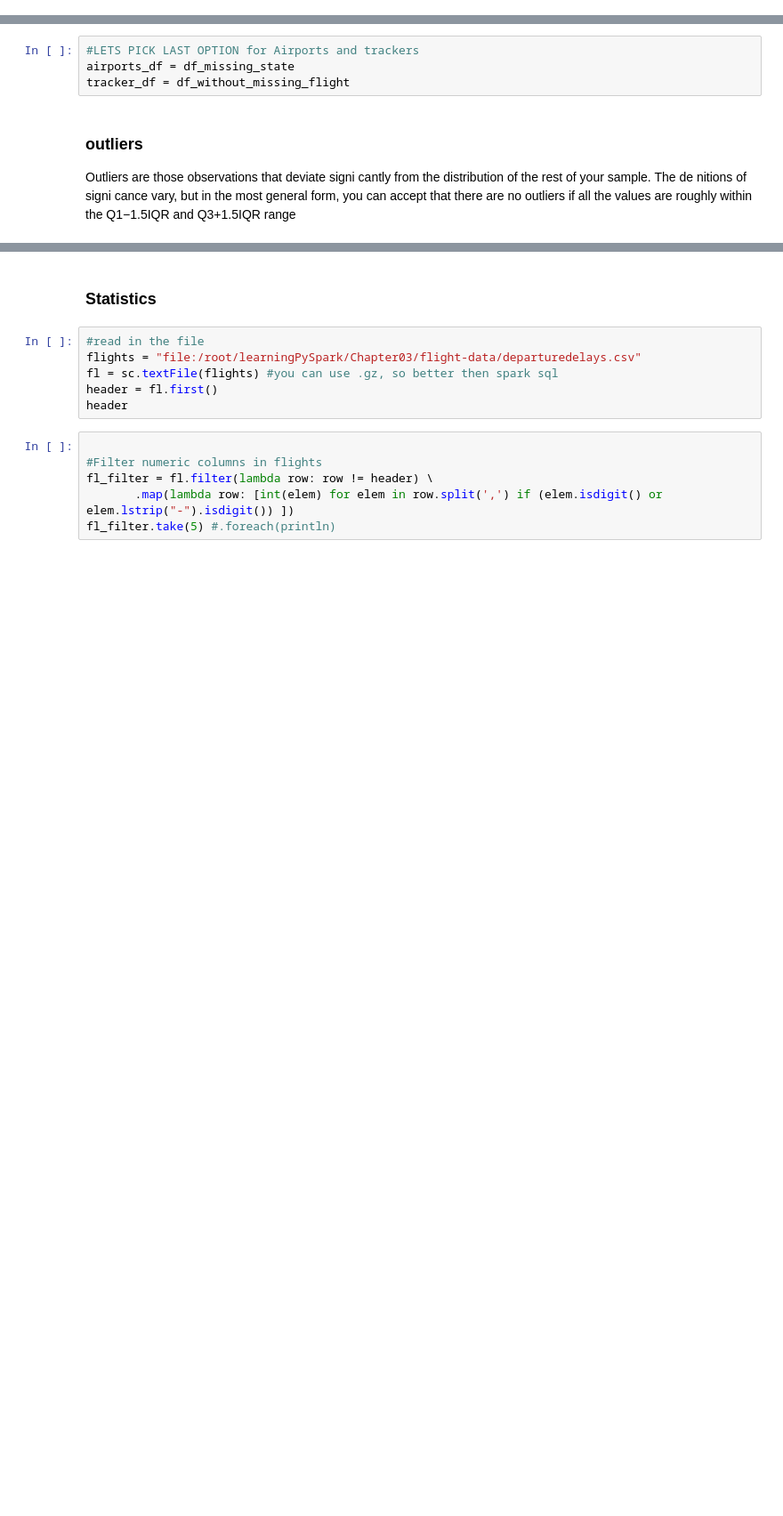
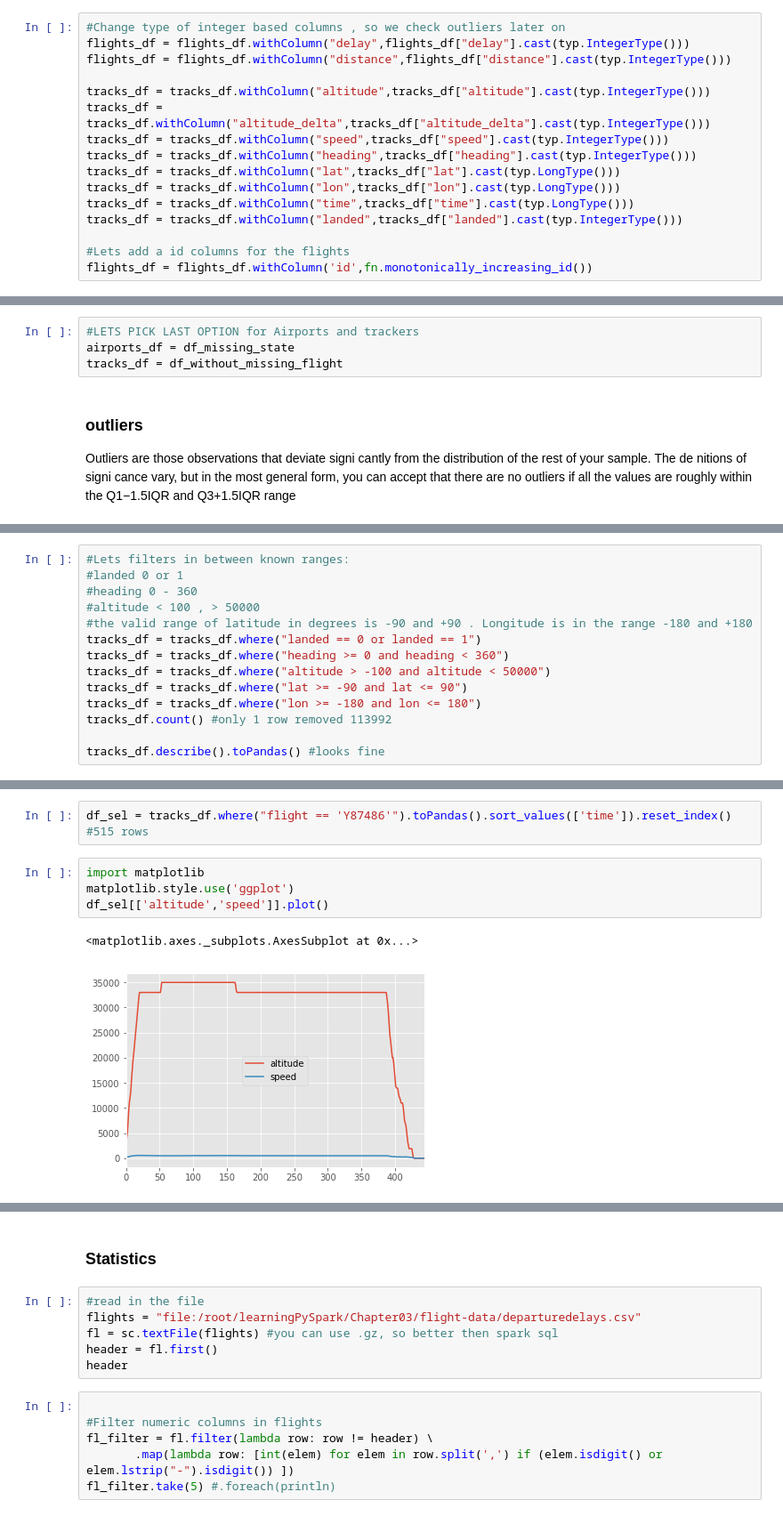
Before and after one commit to michelnossin/pyspark_training_docker, a Jupyter notebook: spark2-jupyter-docker.ipynb, the cells around one changed output, grey strips where cells are left out. Shown: that part at 89% size. Saved outputs shown, nothing was run; the diff lists cells and outputs as text; blank space fills up the shorter version.

Commit message:
some plotting for tracker

```diff
--- a/spark2-jupyter-docker.ipynb
+++ b/spark2-jupyter-docker.ipynb
@@ -335,6 +314,22 @@ Count of distinct rows: 526
 Count of rows: 114728
 Count of distinct rows: 113993
 ===> nr of duplicate rows 735
+# %%
+#Change type of integer based columns , so we check outliers later on
+flights_df = flights_df.withColumn("delay",flights_df["delay"].cast(typ.IntegerType()))
+flights_df = flights_df.withColumn("distance",flights_df["distance"].cast(typ.IntegerType()))
+
+tracks_df = tracks_df.withColumn("altitude",tracks_df["altitude"].cast(typ.IntegerType()))
+tracks_df = tracks_df.withColumn("altitude_delta",tracks_df["altitude_delta"].cast(typ.IntegerType()))
+tracks_df = tracks_df.withColumn("speed",tracks_df["speed"].cast(typ.IntegerType()))
+tracks_df = tracks_df.withColumn("heading",tracks_df["heading"].cast(typ.IntegerType()))
+tracks_df = tracks_df.withColumn("lat",tracks_df["lat"].cast(typ.LongType()))
+tracks_df = tracks_df.withColumn("lon",tracks_df["lon"].cast(typ.LongType()))
+tracks_df = tracks_df.withColumn("time",tracks_df["time"].cast(typ.LongType()))
+tracks_df = tracks_df.withColumn("landed",tracks_df["landed"].cast(typ.IntegerType()))
+
+#Lets add a id columns for the flights
+flights_df = flights_df.withColumn('id',fn.monotonically_increasing_id())
 # %%
 #pure duplicates just drop these, but the flights tables might be different flights. We donts know without id
 tracks_df =tracks_df.dropDuplicates()
@@ -478,7 +473,7 @@ showMissingDataPercent(df_missing_state)
 # %%
 #LETS PICK LAST OPTION for Airports and trackers
 airports_df = df_missing_state
-tracker_df = df_without_missing_flight
+tracks_df = df_without_missing_flight
 # %% [markdown]
 ### outliers
 
@@ -511,0 +581,14 @@ df_out.filter('distance_o').select('id', 'distance').show()
+# %%
+#Lets filters in between known ranges:
+#landed 0 or 1
+#heading 0 - 360
+#altitude < 100 , > 50000
+#the valid range of latitude in degrees is -90 and +90 . Longitude is in the range -180 and +180
+tracks_df = tracks_df.where("landed == 0 or landed == 1")
+tracks_df = tracks_df.where("heading >= 0 and heading < 360")
+tracks_df = tracks_df.where("altitude > -100 and altitude < 50000")
+tracks_df = tracks_df.where("lat >= -90 and lat <= 90")
+tracks_df = tracks_df.where("lon >= -180 and lon <= 180")
+tracks_df.count() #only 1 row removed 113992
+
+tracks_df.describe().toPandas() #looks fine
@@ -511,0 +604,9 @@ df_out.filter('distance_o').select('id', 'distance').show()
+# %%
+df_sel = tracks_df.where("flight == 'Y87486'").toPandas().sort_values(['time']).reset_index() #515 rows
+# %%
+import matplotlib
+matplotlib.style.use('ggplot')
+df_sel[['altitude','speed']].plot()
+# %% [output]
+<matplotlib.axes._subplots.AxesSubplot at 0x...>
+[figure, added]
```
Also changed, not shown: parts of 15 cells of this notebook.
